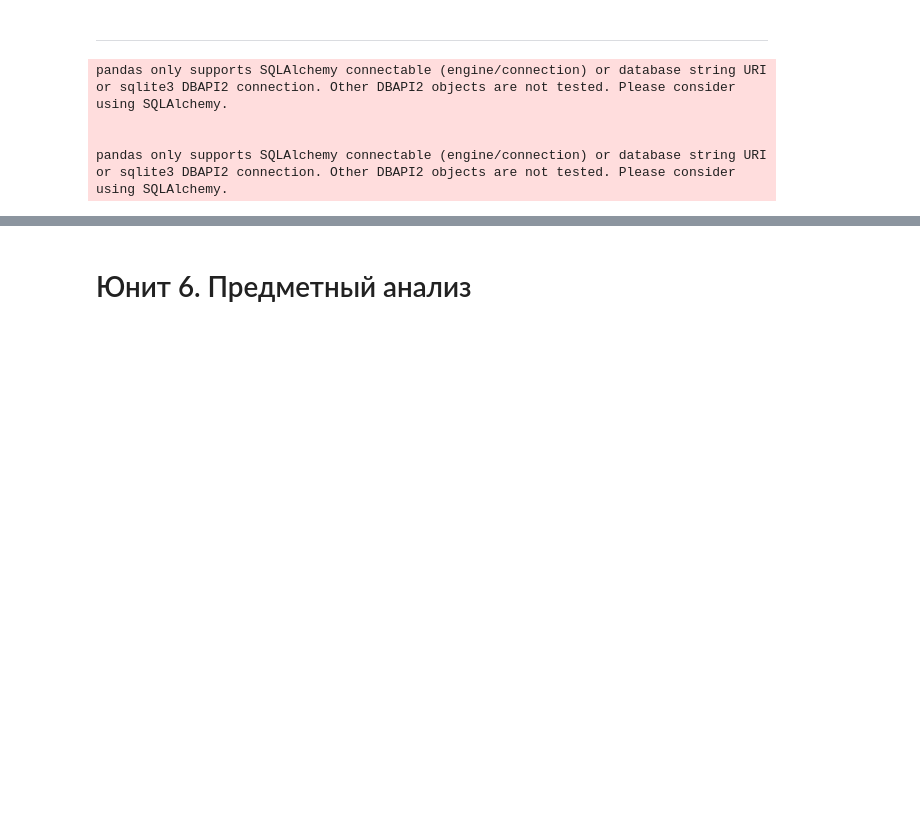
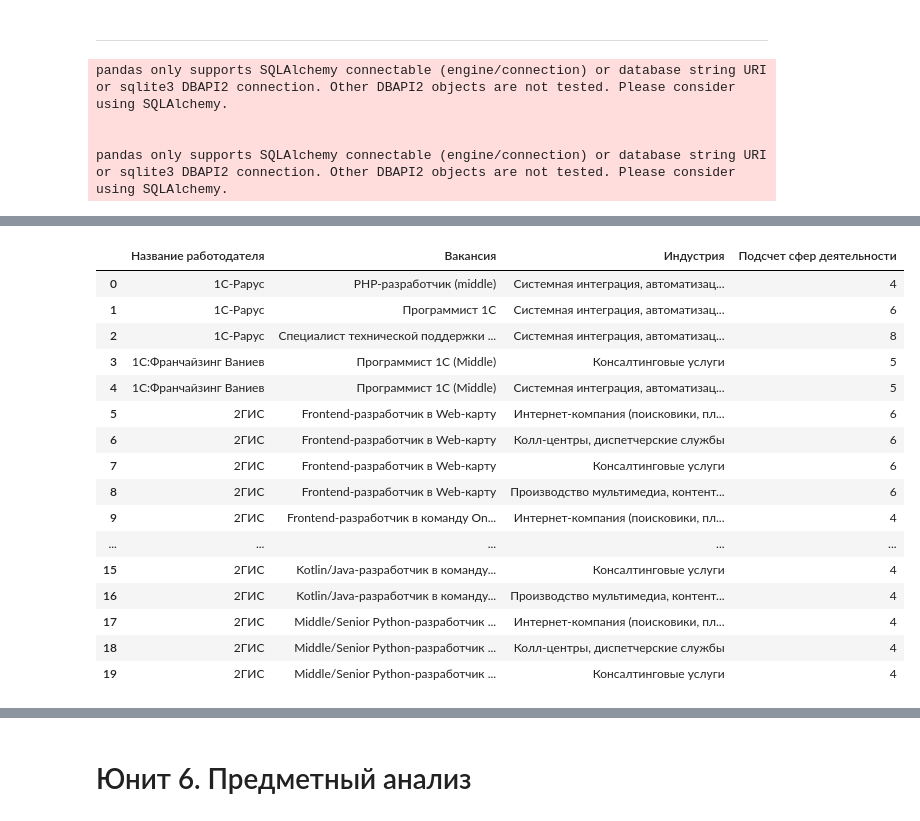
Before and after one commit to galleydata/AnalizeDataWithSQL, a Jupyter notebook: data-analizing.ipynb, the cells around one changed output, grey strips where cells are left out. Cells and saved outputs as stored; diff of their text form; code cells hidden in the pictures; blank space fills up the shorter version.

```diff
--- a/Project_2_Ноутбук_шаблон.ipynb
+++ b/data-analizing.ipynb
@@ -422,3 +472,9 @@ pandas only supports SQLAlchemy connectable (engine/connection) or database stri
 Если возникнут трудности с этим задание посмотрите материалы модуля  PYTHON-17. Как получать данные из веб-источников и API.
 # %%
 # код для получения списка городов-милионников
+import pandas as pd
+url = 'https://ru.wikipedia.org/wiki/%D0%93%D0%BE%D1%80%D0%BE%D0%B4%D0%B0-%D0%BC%D0%B8%D0%BB%D0%BB%D0%B8%D0%BE%D0%BD%D0%B5%D1%80%D1%8B_%D0%A0%D0%BE%D1%81%D1%81%D0%B8%D0%B8'
+df = pd.read_html(url)[1] #в квадратных скобках индекс таблицы на странице - подбирается путем проб и ошибок
+
+cities = tuple(df['Город']) #SQL принимает кортеж. Выводим данные колонки с городами в виде кортежа
+display(cities)
@@ -437,14 +544,79 @@ DatabaseError: Execution failed on sql '
 # %% [markdown]
 ***
 # %%
+# выводы по анализу работодателей
 
-#Визулизируем ТОП-10 регинов по кол-ву работодателей
+
+#Визулизируем ТОП-10 регинов по кол-ву зарегестрированных работодателей
 df_areas = pd.read_sql_query(query_5_2, connection)
 df_areas
 
 import plotly.express as px
-fig = px.pie(df_areas, values='кол-во работодателей', names='Название города', title='ТОП-10 регионов по кол-ву работодателей')
+fig = px.pie(df_areas, values='кол-во работодателей', names='Название города', title='Регионы с наибольшим кол-вом работодателей')
 fig.show()
+
+#В запросе 5_8 - 5_10 выведем компании связанные с разработкой и обслуживанием программного обеспечения
+#Проанализируем какие компании не указывают сферы своей деятельности при наборе сотрудников
+query_5_8 = f'''SELECT
+    e.name "Название компании",
+    v.name "Вакансия"
+FROM employers e
+LEFT JOIN vacancies v on v.employer_id = e.id
+LEFT JOIN employers_industries i ON e.id = i.employer_id
+LEFT JOIN industries ind ON ind.id = i.industry_id
+WHERE ind.name is null'''
+ind_null = pd.read_sql_query(query_5_8, connection)
+display(ind_null.head(20))
+
+#Проанализируем какие компании указывают 4 и более сфер деятельности и при этом отфильтруем эти компании по условию, что они не связаны с разработкой программного обеспечения
+query_5_9 = f'''SELECT
+    DISTINCT e.name "Название работодателя",
+    v.name "Вакансия",
+    ind.name "Индустрия",
+    Count(*) "Подсчет сфер деятельности"
+FROM employers e
+JOIN employers_industries i ON e.id = i.employer_id
+JOIN industries ind ON ind.id = i.industry_id
+JOIN vacancies v ON v.employer_id = e.id
+WHERE ind.name != 'Разработка программного обеспечения'
+GROUP BY 1, 2, 3
+HAVING count(*) >= 4'''
+check_employers = pd.read_sql_query(query_5_9, connection)
+display(check_employers.head(20))
+
+#Посчитаем количество таких компаний, у которых указано много сфер деятельности, но не указана сфера "Разработка программного обеспечения"
+query_5_10 = f'''with ind_count as (SELECT
+    e.name "Название работодателя",
+    v.name "Вакансия",
+    ind.name "Индустрия",
+    Count(*) "Подсчет сфер деятельности"
+FROM employers e
+JOIN employers_industries i ON e.id = i.employer_id
+JOIN industries ind ON ind.id = i.industry_id
+JOIN vacancies v ON v.employer_id = e.id
+WHERE ind.name != 'Разработка программного обеспечения'
+GROUP BY 1, 2, 3
+HAVING count(*) >= 4)
+
+SELECT
+   COUNT(*) "Компаний с большим числом сфер деятельности"
+FROM ind_count'''
+total_companies = pd.read_sql_query(query_5_10, connection)
+display(total_companies)
+
+#В этом запросе посмотрим сколько вакансий от компаний лидеров приходится на города миллионики
+query_5_11 = f'''SELECT
+    e.name,
+    COUNT(*) "Кол-во вакансий в городах миллиониках"
+FROM employers e
+JOIN vacancies v ON v.employer_id = e.id
+JOIN areas a ON v.area_id = a.id
+WHERE a.name in {cities}
+GROUP BY 1
+ORDER BY 2 DESC
+LIMIT 5'''
+job_numbers = pd.read_sql_query(query_5_11, connection)
+display(job_numbers)
 # %% [output]
 pandas only supports SQLAlchemy connectable (engine/connection) or database string URI or sqlite3 DBAPI2 connection. Other DBAPI2 objects are not tested. Please consider using SQLAlchemy.
 
@@ -452,0 +643,17 @@ pandas only supports SQLAlchemy connectable (engine/connection) or database stri
+|  | Название работодателя | Вакансия | Индустрия | Подсчет сфер деятельности |
+| 0 | 1C-Рарус | PHP-разработчик (middle) | Системная интеграция, автоматизац... | 4 |
+| 1 | 1C-Рарус | Программист 1С | Системная интеграция, автоматизац... | 6 |
+| 2 | 1C-Рарус | Специалист технической поддержки ... | Системная интеграция, автоматизац... | 8 |
+| 3 | 1С:Франчайзинг Ваниев | Программист 1С (Middle) | Консалтинговые услуги | 5 |
+| 4 | 1С:Франчайзинг Ваниев | Программист 1С (Middle) | Системная интеграция, автоматизац... | 5 |
+| 5 | 2ГИС | Frontend-разработчик в Web-карту | Интернет-компания (поисковики, пл... | 6 |
+| 6 | 2ГИС | Frontend-разработчик в Web-карту | Колл-центры, диспетчерские службы | 6 |
+| 7 | 2ГИС | Frontend-разработчик в Web-карту | Консалтинговые услуги | 6 |
+| 8 | 2ГИС | Frontend-разработчик в Web-карту | Производство мультимедиа, контент... | 6 |
+| 9 | 2ГИС | Frontend-разработчик в команду On... | Интернет-компания (поисковики, пл... | 4 |
+| ... | ... | ... | ... | ... |
+| 15 | 2ГИС | Kotlin/Java-разработчик в команду... | Консалтинговые услуги | 4 |
+| 16 | 2ГИС | Kotlin/Java-разработчик в команду... | Производство мультимедиа, контент... | 4 |
+| 17 | 2ГИС | Middle/Senior Python-разработчик ... | Интернет-компания (поисковики, пл... | 4 |
+| 18 | 2ГИС | Middle/Senior Python-разработчик ... | Колл-центры, диспетчерские службы | 4 |
+| 19 | 2ГИС | Middle/Senior Python-разработчик ... | Консалтинговые услуги | 4 |
```
Also changed, not shown: parts of 11 cells of this notebook, 3 other files.
